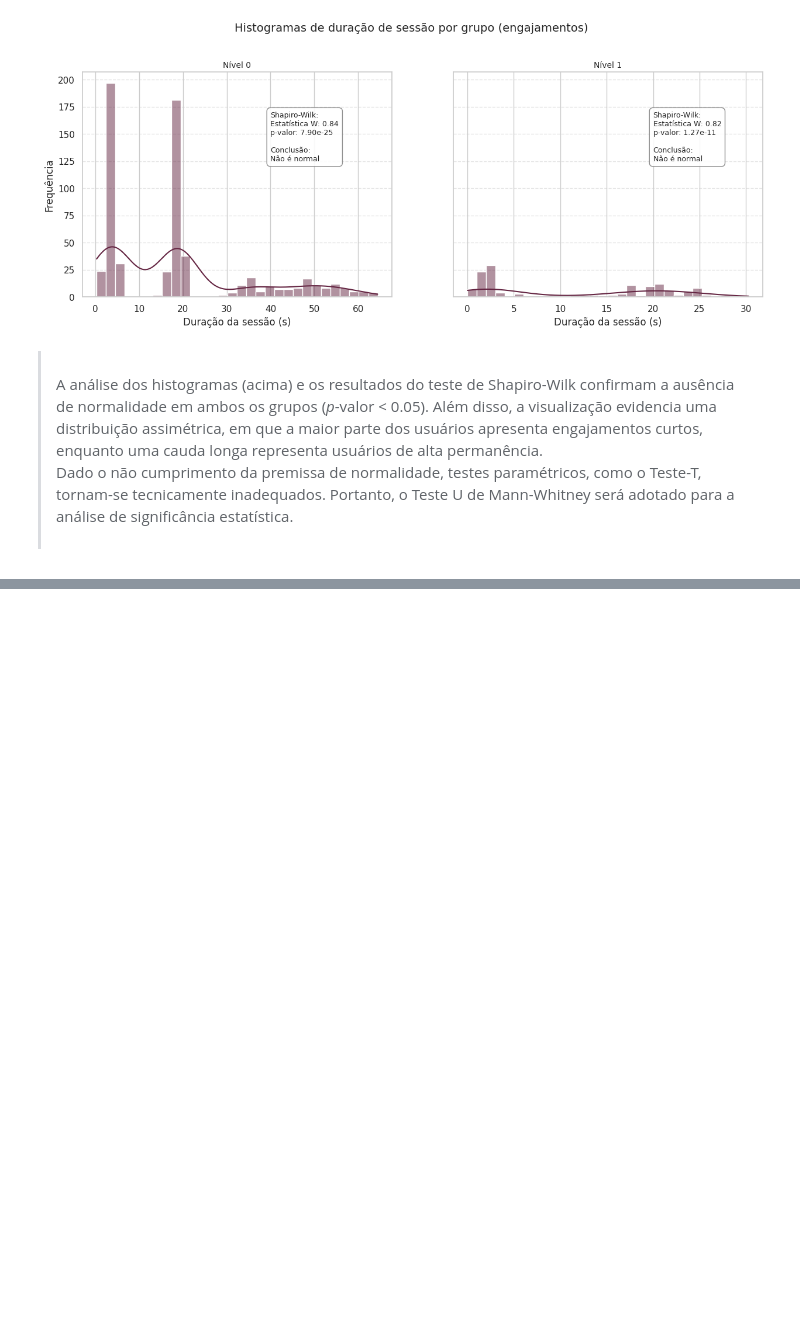
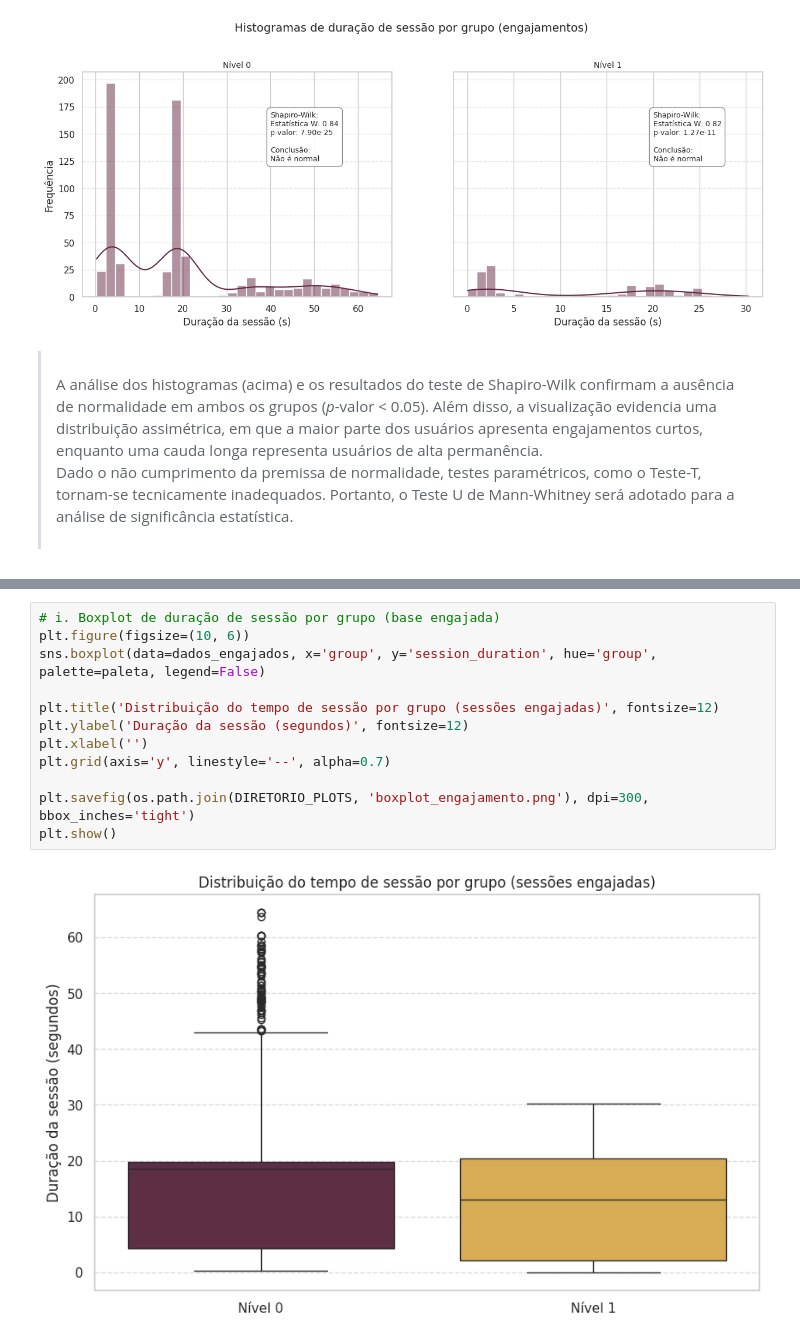
Before and after one commit to jandrexm/menu-lateral, a Jupyter notebook: notebook-analise.ipynb, the cells around one changed output, grey strips where cells are left out. Cells and saved outputs as stored; diff of their text form; blank space fills up the shorter version.

Commit message:
feat: adiciona análise exploratória de dados

```diff
--- a/notebook-analise.ipynb
+++ b/notebook-analise.ipynb
@@ -501,0 +496,14 @@ plt.show()
+# %%
+# i. Boxplot de duração de sessão por grupo (base engajada)
+plt.figure(figsize=(10, 6))
+sns.boxplot(data=dados_engajados, x='group', y='session_duration', hue='group', palette=paleta, legend=False)
+
+plt.title('Distribuição do tempo de sessão por grupo (sessões engajadas)', fontsize=12)
+plt.ylabel('Duração da sessão (segundos)', fontsize=12)
+plt.xlabel('')
+plt.grid(axis='y', linestyle='--', alpha=0.7)
+
+plt.savefig(os.path.join(DIRETORIO_PLOTS, 'boxplot_engajamento.png'), dpi=300, bbox_inches='tight')
+plt.show()
+# %% [output]
+[figure, added]
```
Also changed, not shown: parts of 43 cells of this notebook.
